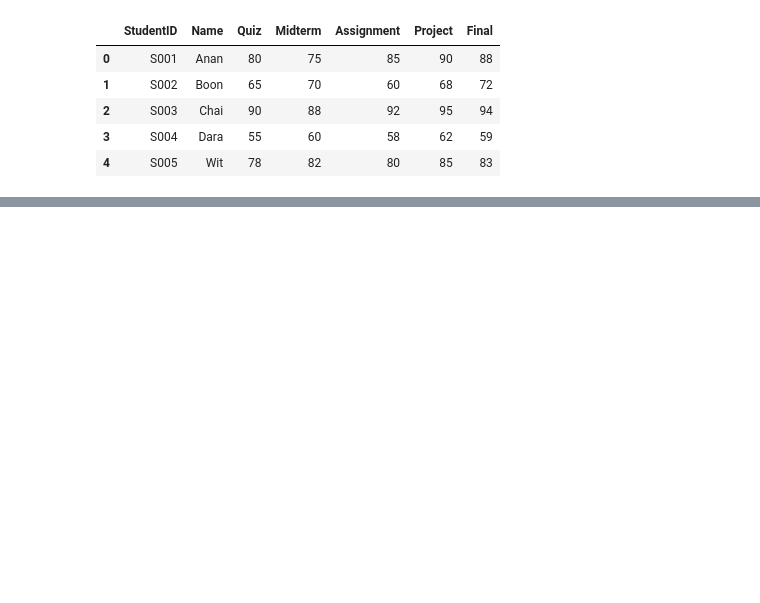
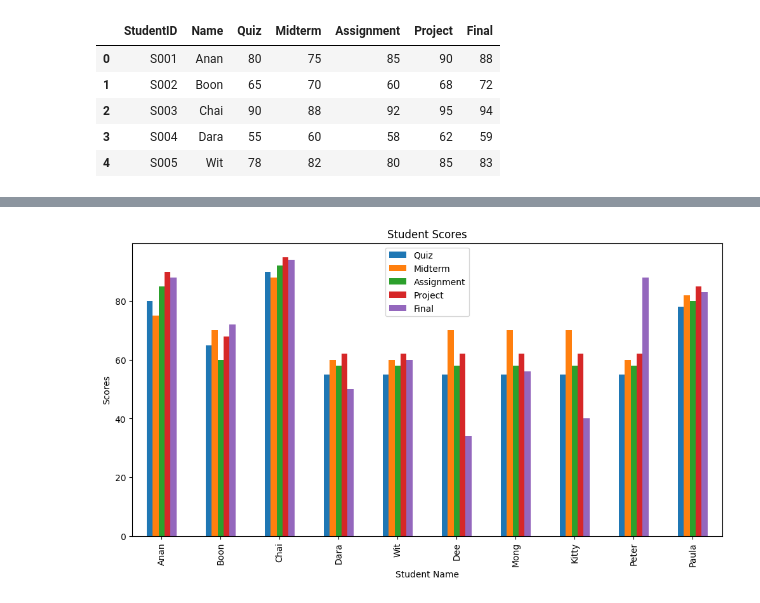
Before and after one commit to IssarapongB/python-Lab, a Jupyter notebook: 99424_LAB_ACTIVITY1.ipynb, the cells around one changed output, grey strips where cells are left out. Drawn from its saved outputs; the diff is of its cells as text; code cells hidden in the pictures; blank space fills up the shorter version.

```diff
--- a/99424_LAB_ACTIVITY1.ipynb
+++ b/99424_LAB_ACTIVITY1.ipynb
@@ -43,0 +122,4 @@ memory usage: 412.0+ bytes
+# %%
+import pandas as pd
+data_excel1 = pd.read_excel("/content/sample_data/students_1.xlsx")
+data_excel1.head()
@@ -43,0 +145,12 @@ memory usage: 412.0+ bytes
+# %%
+import matplotlib.pyplot as plt
+data_excel1.set_index("Name")[["Quiz", "Midterm", "Assignment", "Project", "Final"]].plot(
+     kind="bar",
+     figsize=(12,6)
+     )
+plt.title("Student Scores")
+plt.xlabel("Student Name")
+plt.ylabel("Scores")
+plt.show()
+# %% [output]
+[figure, added]
```
Also changed, not shown: parts of 20 cells of this notebook.
